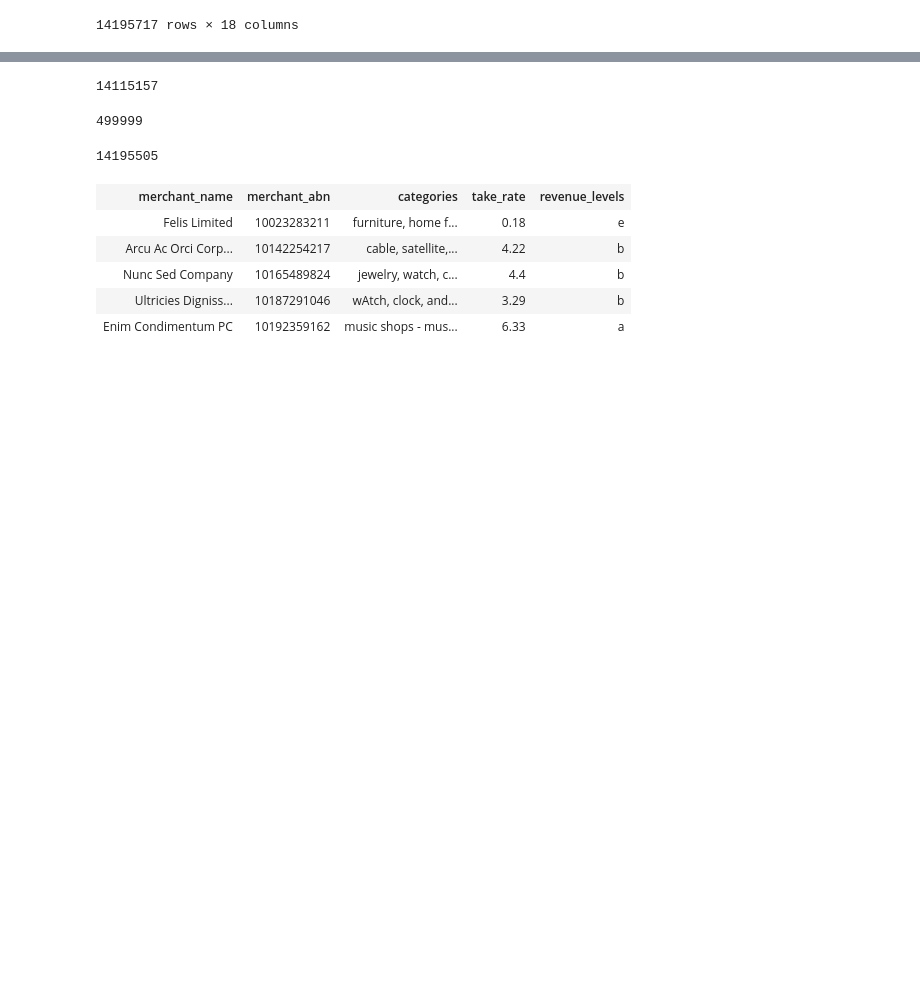
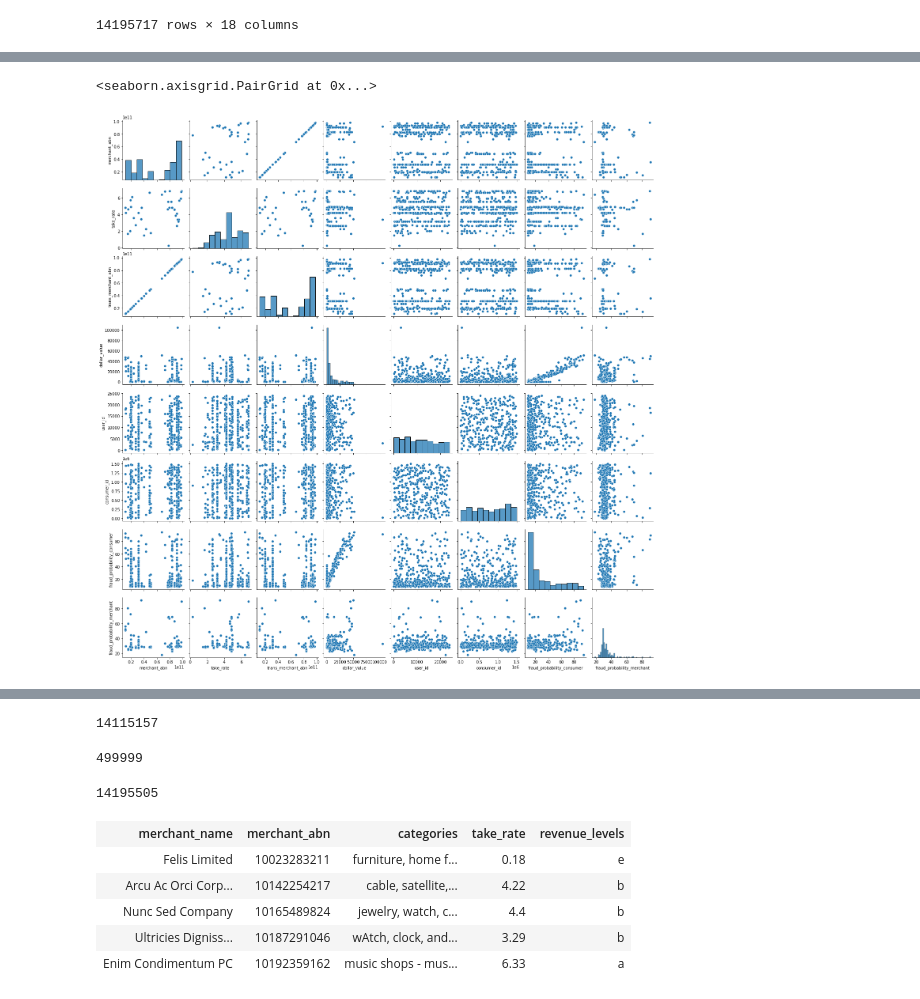
Before and after one commit to MAST30034-Applied-Data-Science/generic-buy-now-pay-later-project-group-10-bnpl, a Jupyter notebook: notebooks/Part4.ipynb, the cells around one changed output, grey strips where cells are left out. Saved outputs shown, nothing was run; the diff lists cells and outputs as text; code cells hidden in the pictures; blank space fills up the shorter version.

```diff
--- a/notebooks/Part4.ipynb
+++ b/notebooks/Part4.ipynb
@@ -178,3 +178,6 @@ fj_with_fraud = pd.read_parquet('../data/curated/fj_consumer_merchant_fraud.parq
 # fraud probability
 # %%
 ########### Change: Run the script once, and save data dataset, use it from the saved data
+# %%
+#import pandas as pd
+fj_fraud_prob = pd.read_parquet('../data/curated/consumer_merchant_fraud_notNull.parquet')
@@ -180,0 +193,6 @@ fj_with_fraud = pd.read_parquet('../data/curated/fj_consumer_merchant_fraud.parq
+# %%
+import numpy as np
+# apply double type to fraud probability
+# move this code to earlier in the data processing step
+fj_fraud_prob.fraud_probability_consumer = fj_fraud_prob.fraud_probability_consumer.astype(np.double)
+fj_fraud_prob.fraud_probability_merchant = fj_fraud_prob.fraud_probability_merchant.astype(np.double)
@@ -180,0 +221,7 @@ fj_with_fraud = pd.read_parquet('../data/curated/fj_consumer_merchant_fraud.parq
+# %%
+# see the relations, modify & select which attributes to visualise
+import seaborn as sns
+sns.pairplot(fj_fraud_prob.drop(columns=["merchant_name", "categories", "name", "address", "order_id"]))
+# %% [output]
+<seaborn.axisgrid.PairGrid at 0x...>
+[figure, added]
```
Also changed, not shown: parts of 13 cells of this notebook.
